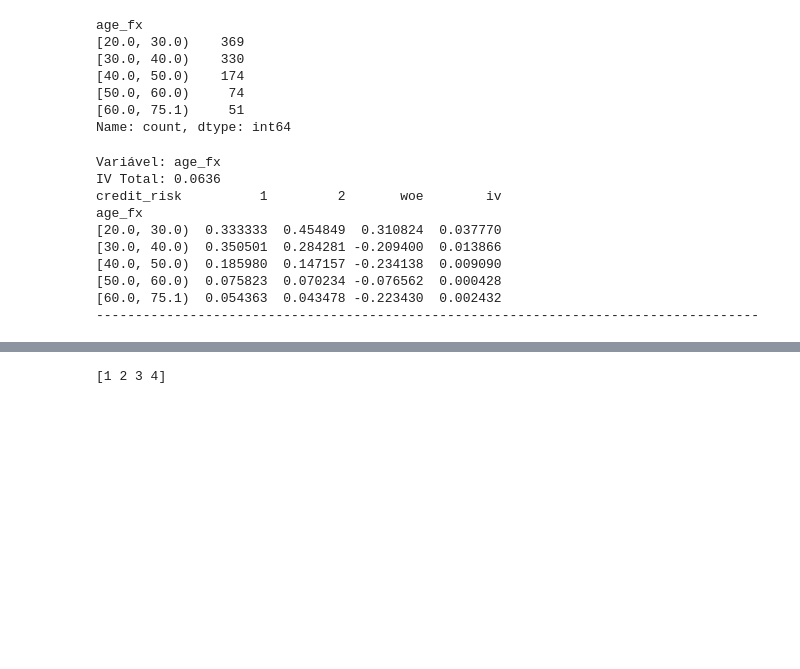
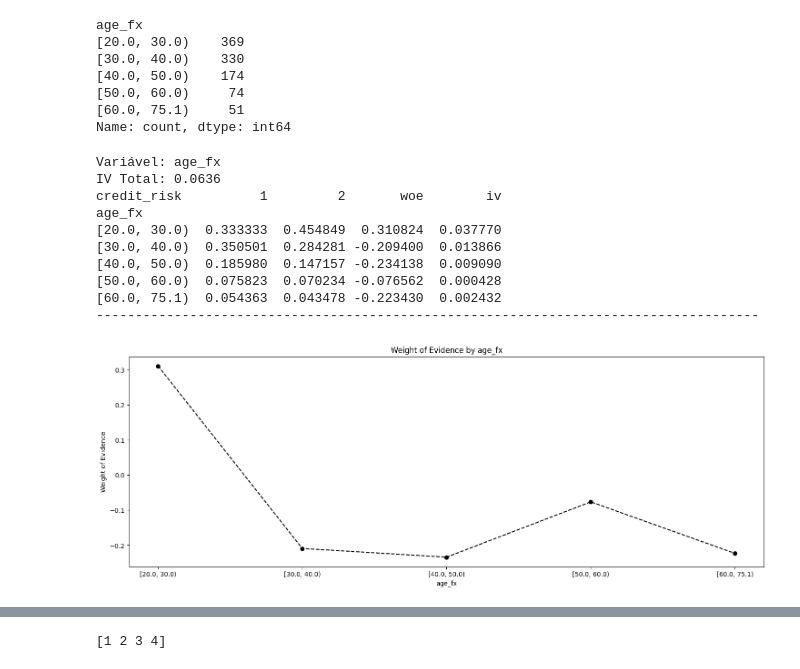
Before and after one commit to maylonleoncio/Credit-Risk, a Jupyter notebook: analysis_risk.ipynb, the cells around one changed output, grey strips where cells are left out. Saved outputs shown, nothing was run; the diff lists cells and outputs as text; code cells hidden in the pictures; blank space fills up the shorter version.

```diff
--- a/analysis_risk.ipynb
+++ b/analysis_risk.ipynb
@@ -417,22 +418,24 @@ Name: count, dtype: int64
 # %%
 df_woe_iv = (pd.crosstab(credit['age_fx'], credit['credit_risk'], normalize='columns')
                  .assign(woe=lambda dfx: np.log(dfx[2] / dfx[1]))
                  .assign(iv=lambda dfx: (dfx[2] - dfx[1]) * dfx['woe']))
 
 iv_total = df_woe_iv['iv'].sum()
 
 print(f"Variável: {'age_fx'}")
 print(f"IV Total: {iv_total:.4f}")
 print(df_woe_iv)
 print('-------------------------------------------------------------------------------------\n')
+plot_by_woe(df_woe_iv)
 # %% [output]
 Variável: age_fx
 IV Total: 0.0636
 credit_risk          1         2       woe        iv
 age_fx
 [20.0, 30.0)  0.333333  0.454849  0.310824  0.037770
 [30.0, 40.0)  0.350501  0.284281 -0.209400  0.013866
 [40.0, 50.0)  0.185980  0.147157 -0.234138  0.009090
 [50.0, 60.0)  0.075823  0.070234 -0.076562  0.000428
 [60.0, 75.1)  0.054363  0.043478 -0.223430  0.002432
 -------------------------------------------------------------------------------------
+[figure, added]
```
Also changed, not shown: parts of 9 cells of this notebook.
